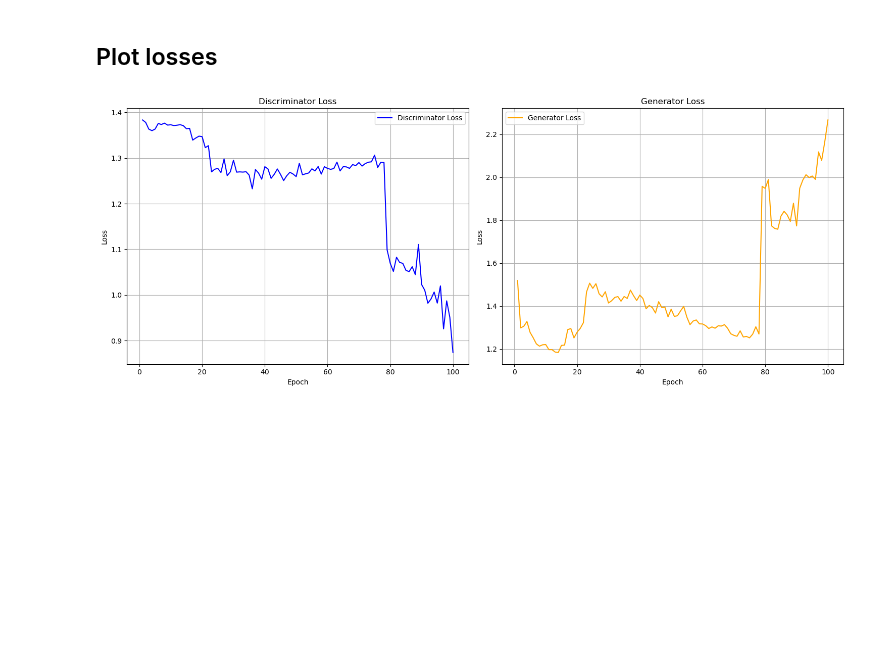
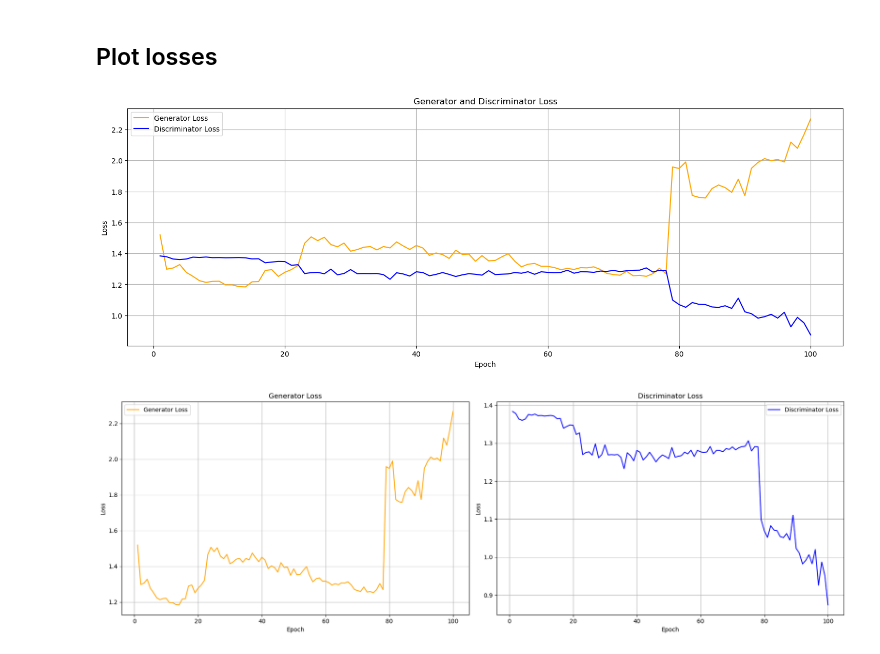
Before and after one commit to r-grun/stereo-recreation-from-anaglyphs, a Jupyter notebook: image_colorization/plot_training_results.ipynb, the cells around one changed output. Drawn from its saved outputs; the diff is of its cells as text; code cells hidden in the pictures; blank space fills up the shorter version.

Commit message:
Update plots

```diff
--- a/image_colorization/plot_training_results.ipynb
+++ b/image_colorization/plot_training_results.ipynb
@@ -13,27 +13,40 @@ training_df = pd.read_csv(training_log_path)
 # %% [markdown]
 ## Plot losses
 # %%
-# Create subplots
-fig, (ax1, ax2) = plt.subplots(1, 2, figsize=(15, 6))
+# Create subplots with a 2x1 grid for the combined plot and individual plots
+fig, ax1 = plt.subplots(1, 1, figsize=(18, 6))
 
-# Plot Discriminator Loss
+# Plot both losses in one plot
+ax1.plot(training_df['Epoch'], training_df['Generator Loss'], label='Generator Loss', color='orange')
 ax1.plot(training_df['Epoch'], training_df['Discriminator Loss'], label='Discriminator Loss', color='blue')
 ax1.set_xlabel('Epoch')
 ax1.set_ylabel('Loss')
-ax1.set_title('Discriminator Loss')
+ax1.set_title('Generator and Discriminator Loss')
 ax1.legend()
 ax1.grid(True)
+
+# Create a new figure for the individual plots
+fig2, (ax2, ax3) = plt.subplots(1, 2, figsize=(18, 6))
 
 # Plot Generator Loss
 ax2.plot(training_df['Epoch'], training_df['Generator Loss'], label='Generator Loss', color='orange')
 ax2.set_xlabel('Epoch')
 ax2.set_ylabel('Loss')
 ax2.set_title('Generator Loss')
 ax2.legend()
 ax2.grid(True)
 
+# Plot Discriminator Loss
+ax3.plot(training_df['Epoch'], training_df['Discriminator Loss'], label='Discriminator Loss', color='blue')
+ax3.set_xlabel('Epoch')
+ax3.set_ylabel('Loss')
+ax3.set_title('Discriminator Loss')
+ax3.legend()
+ax3.grid(True)
+
 # Show the plots
 plt.tight_layout()
 plt.show()
 # %% [output]
-[figure, old version]
+[figure, new version]
+[figure, added]
```
